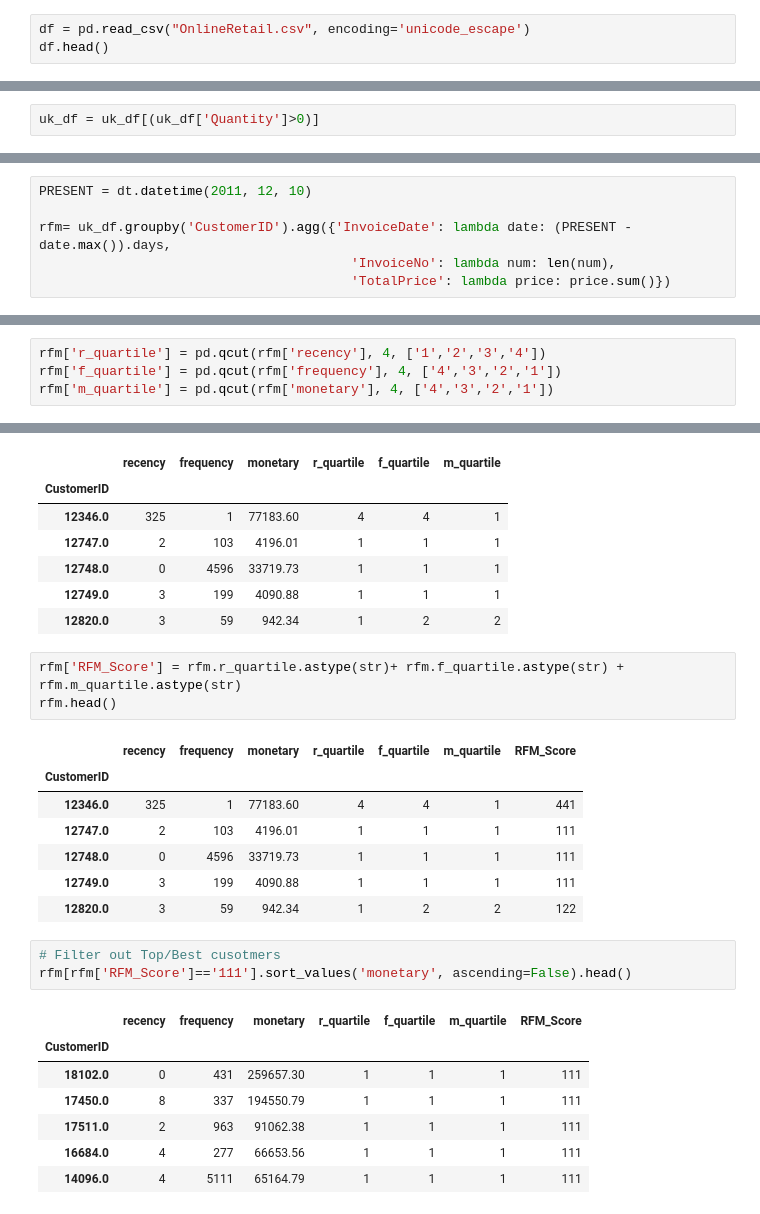
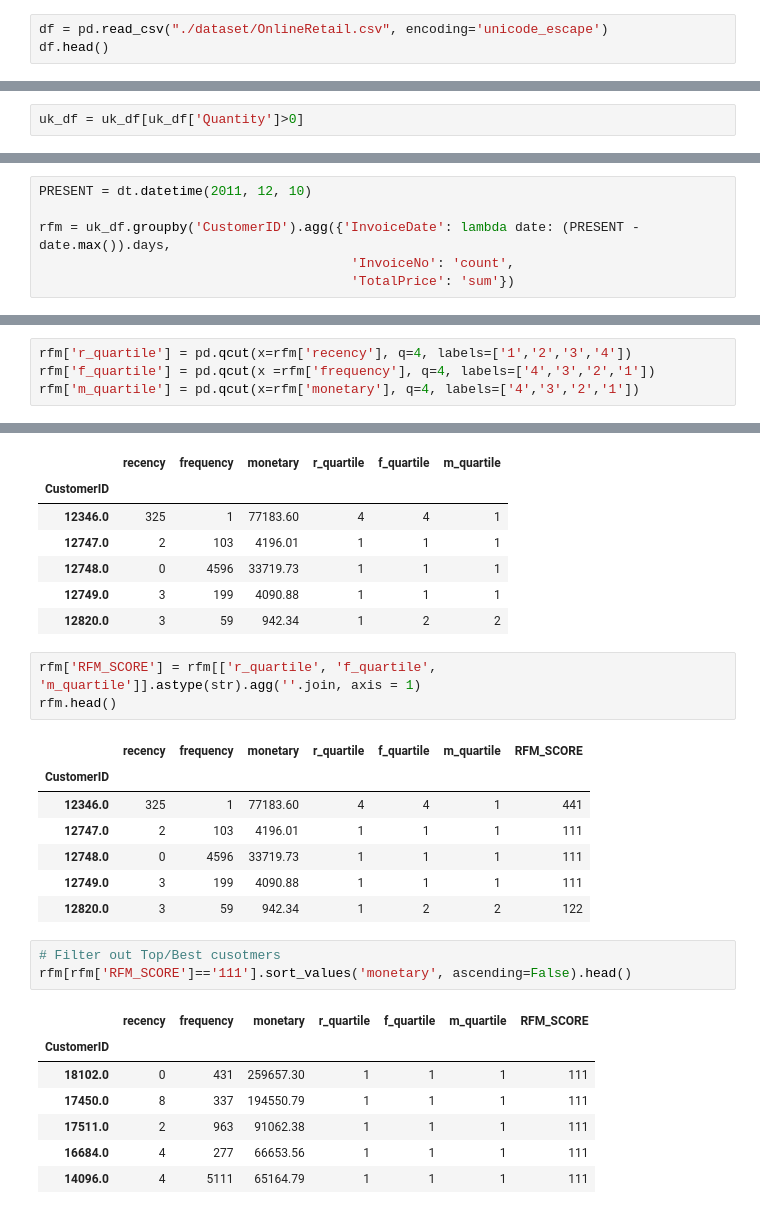
Before and after one commit to Ngawang-Gurung/eXtensoData, a Jupyter notebook: Data Analysis/RFM Analysis/rfm.ipynb, the cells around one changed output, grey strips where cells are left out. Drawn from its saved outputs; the diff is of its cells as text.

```diff
--- a/Data Analysis/RFM Analysis/rfm.ipynb
+++ b/Data Analysis/RFM Analysis/rfm.ipynb
@@ -7,5 +13,5 @@ import datetime as dt
 # %%
-df = pd.read_csv("OnlineRetail.csv", encoding='unicode_escape')
+df = pd.read_csv("./dataset/OnlineRetail.csv", encoding='unicode_escape')
 df.head()
 # %% [output]
 |  | InvoiceNo | StockCode | Description | Quantity | InvoiceDate | UnitPrice | CustomerID | Country |
@@ -73,7 +87,7 @@ uk_df.describe()
 | 75% | 12.000000 | 3.750000 | 16931.000000 |
 | max | 80995.000000 | 38970.000000 | 18287.000000 |
 # %%
-uk_df = uk_df[(uk_df['Quantity']>0)]
+uk_df = uk_df[uk_df['Quantity']>0]
 # %%
 uk_df = uk_df[['CustomerID','InvoiceDate','InvoiceNo','Quantity','UnitPrice']]
 uk_df.head()
@@ -99,9 +113,9 @@ uk_df['TotalPrice'] = uk_df['Quantity'] * uk_df['UnitPrice']
 # %%
 PRESENT = dt.datetime(2011, 12, 10)
 
-rfm= uk_df.groupby('CustomerID').agg({'InvoiceDate': lambda date: (PRESENT - date.max()).days,
-                                        'InvoiceNo': lambda num: len(num),
-                                        'TotalPrice': lambda price: price.sum()})
+rfm = uk_df.groupby('CustomerID').agg({'InvoiceDate': lambda date: (PRESENT - date.max()).days,
+                                        'InvoiceNo': 'count',
+                                        'TotalPrice': 'sum'})
 # %%
 rfm
 # %% [output]
@@ -134,9 +148,9 @@ rfm.head()
 | 12749.0 | 3 | 199 | 4090.88 |
 | 12820.0 | 3 | 59 | 942.34 |
 # %%
-rfm['r_quartile'] = pd.qcut(rfm['recency'], 4, ['1','2','3','4'])
-rfm['f_quartile'] = pd.qcut(rfm['frequency'], 4, ['4','3','2','1'])
-rfm['m_quartile'] = pd.qcut(rfm['monetary'], 4, ['4','3','2','1'])
+rfm['r_quartile'] = pd.qcut(x=rfm['recency'], q=4, labels=['1','2','3','4'])
+rfm['f_quartile'] = pd.qcut(x =rfm['frequency'], q=4, labels=['4','3','2','1'])
+rfm['m_quartile'] = pd.qcut(x=rfm['monetary'], q=4, labels=['4','3','2','1'])
 # %%
 rfm.head()
 # %% [output]
@@ -148,10 +162,10 @@ rfm.head()
 | 12749.0 | 3 | 199 | 4090.88 | 1 | 1 | 1 |
 | 12820.0 | 3 | 59 | 942.34 | 1 | 2 | 2 |
 # %%
-rfm['RFM_Score'] = rfm.r_quartile.astype(str)+ rfm.f_quartile.astype(str) + rfm.m_quartile.astype(str)
+rfm['RFM_SCORE'] = rfm[['r_quartile', 'f_quartile', 'm_quartile']].astype(str).agg(''.join, axis = 1)
 rfm.head()
 # %% [output]
-|  | recency | frequency | monetary | r_quartile | f_quartile | m_quartile | RFM_Score |
+|  | recency | frequency | monetary | r_quartile | f_quartile | m_quartile | RFM_SCORE |
 | CustomerID |  |  |  |  |  |  |  |
 | 12346.0 | 325 | 1 | 77183.60 | 4 | 4 | 1 | 441 |
 | 12747.0 | 2 | 103 | 4196.01 | 1 | 1 | 1 | 111 |
@@ -160,9 +174,9 @@ rfm.head()
 | 12820.0 | 3 | 59 | 942.34 | 1 | 2 | 2 | 122 |
 # %%
 # Filter out Top/Best cusotmers
-rfm[rfm['RFM_Score']=='111'].sort_values('monetary', ascending=False).head()
+rfm[rfm['RFM_SCORE']=='111'].sort_values('monetary', ascending=False).head()
 # %% [output]
-|  | recency | frequency | monetary | r_quartile | f_quartile | m_quartile | RFM_Score |
+|  | recency | frequency | monetary | r_quartile | f_quartile | m_quartile | RFM_SCORE |
 | CustomerID |  |  |  |  |  |  |  |
 | 18102.0 | 0 | 431 | 259657.30 | 1 | 1 | 1 | 111 |
 | 17450.0 | 8 | 337 | 194550.79 | 1 | 1 | 1 | 111 |
```
Also changed, not shown: parts of 12 cells of this notebook, 22 other files.
